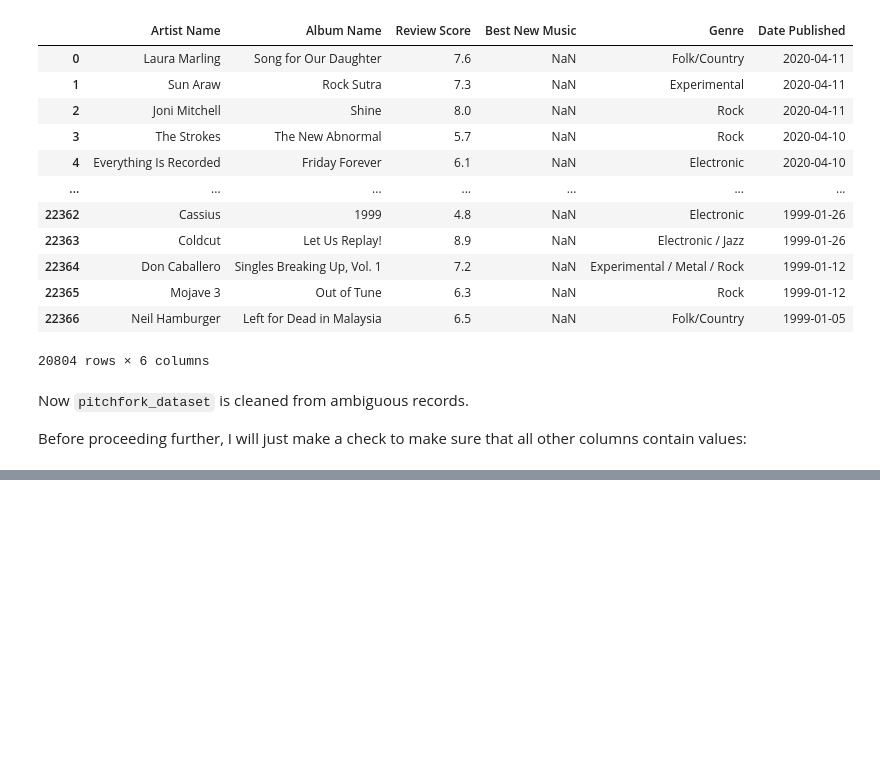
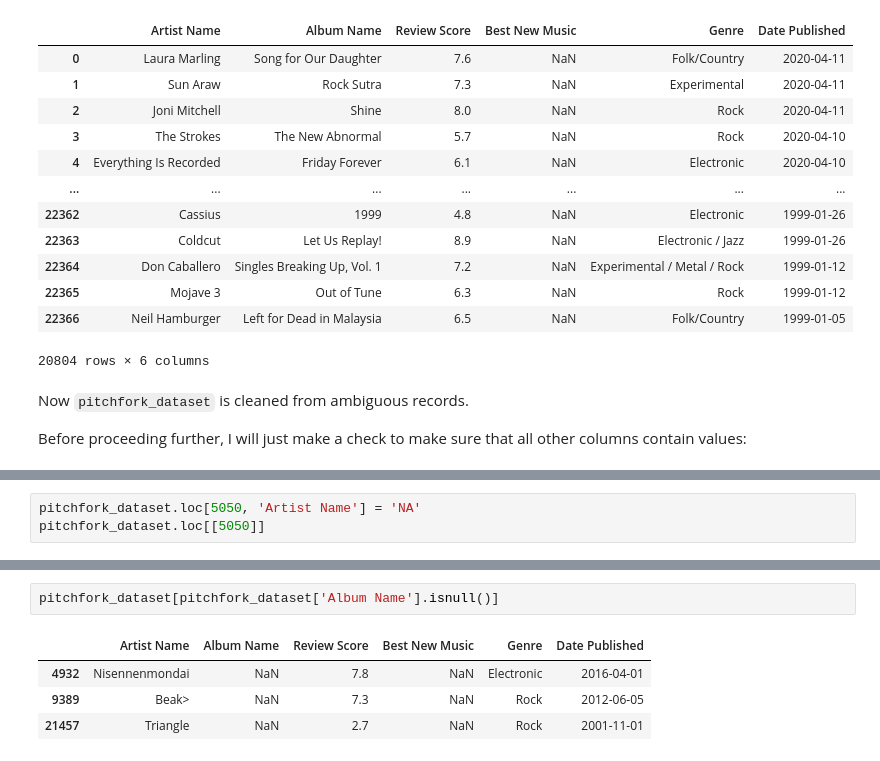
Before and after one commit to glbshv/Pitchfork-project, a Jupyter notebook: 03_Pitchfork_data_analysis.ipynb, the cells around one changed output, grey strips where cells are left out. Drawn from its saved outputs; the diff is of its cells as text; blank space fills up the shorter version.

Commit message:
dataset prepared

```diff
--- a/03_Pitchfork_data_analysis.ipynb
+++ b/03_Pitchfork_data_analysis.ipynb
@@ -282,0 +304,3 @@ Before proceeding further, I will just make a check to make sure that all other
+# %%
+pitchfork_dataset.loc[5050, 'Artist Name'] = 'NA'
+pitchfork_dataset.loc[[5050]]
@@ -282,0 +318,7 @@ Before proceeding further, I will just make a check to make sure that all other
+# %%
+pitchfork_dataset[pitchfork_dataset['Album Name'].isnull()]
+# %% [output]
+|  | Artist Name | Album Name | Review Score | Best New Music | Genre | Date Published |
+| 4932 | Nisennenmondai | NaN | 7.8 | NaN | Electronic | 2016-04-01 |
+| 9389 | Beak> | NaN | 7.3 | NaN | Rock | 2012-06-05 |
+| 21457 | Triangle | NaN | 2.7 | NaN | Rock | 2001-11-01 |
```
Also changed, not shown: parts of 11 cells of this notebook.
